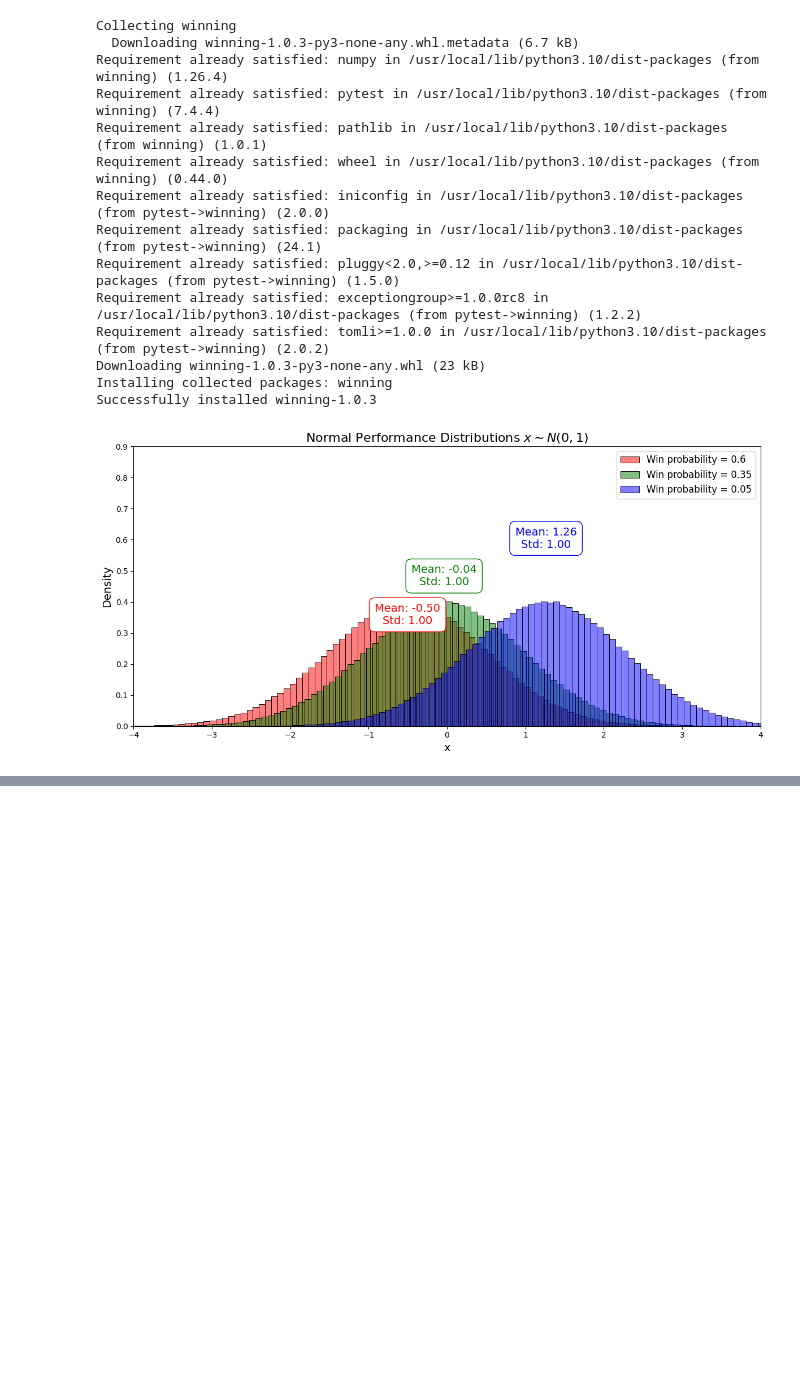
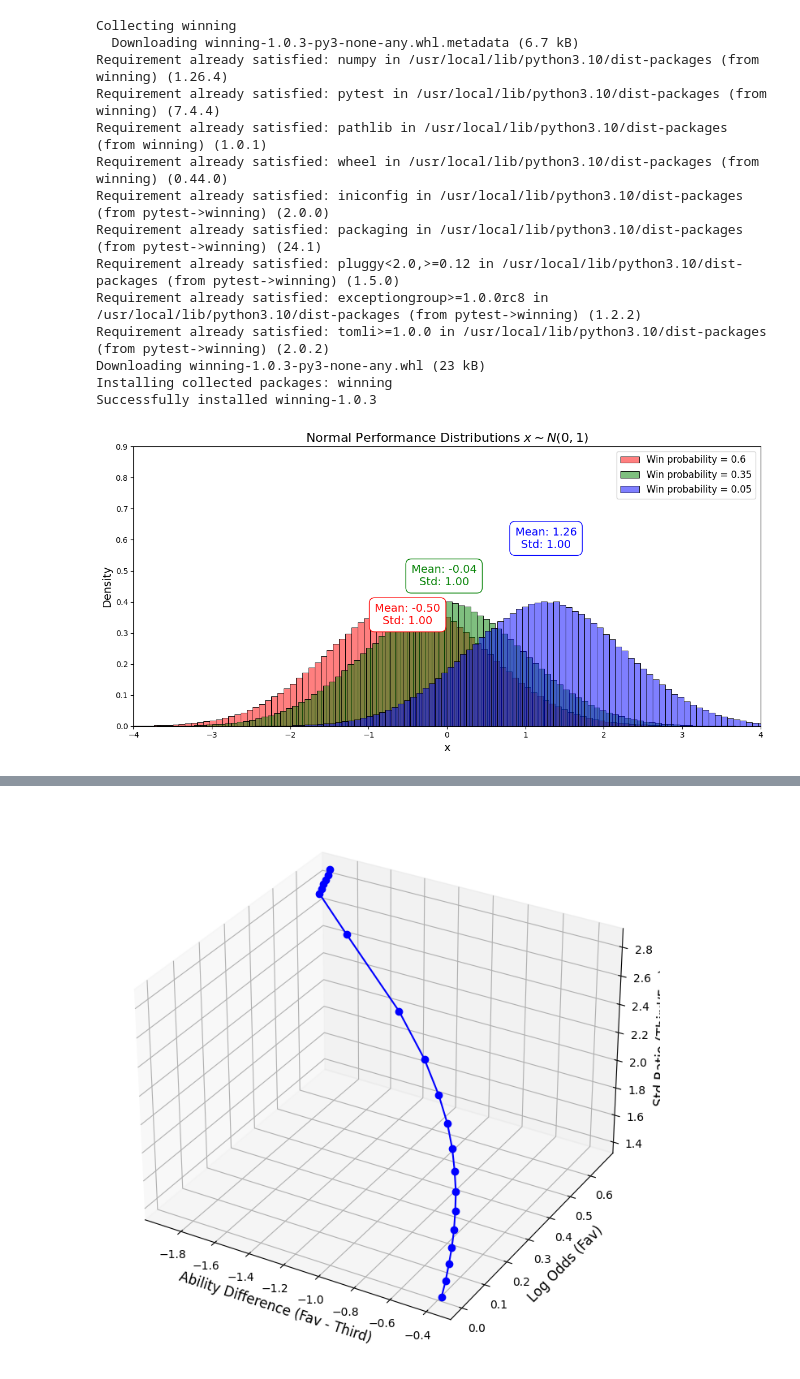
Before and after one commit to microprediction/winningnotebooks, a Jupyter notebook: Normalish_Horse_Race.ipynb, the cells around one changed output, grey strips where cells are left out. Saved outputs shown, nothing was run; the diff lists cells and outputs as text; code cells hidden in the pictures; blank space fills up the shorter version.

```diff
--- a/Normalish_Horse_Race.ipynb
+++ b/Normalish_Horse_Race.ipynb
@@ -207,0 +334,91 @@ plt.show()
+# %%
+import numpy as np
+import matplotlib.pyplot as plt
+import seaborn as sns
+from mpl_toolkits.mplot3d import Axes3D
+
+# Number of samples for each simulation
+n_samples = 1000000
+BINS = 120
+
+# Define the original hazard rates (base case)
+original_hazard_rates = np.array([0.6, 0.35, 0.05])
+
+# Define a range for shifting mass towards or away from the favorite
+shift_values = np.linspace(-0.1, 0.1, 20)  # Shifts in probability mass
+favorite_index = 0  # Index of the favorite
+
+# Define storage for ability differences, log odds, and std ratio (third/first)
+ability_diffs = []
+log_odds = []
+std_ratios = []
+
+# Function to apply the quarter-root transformation
+def quarter_root_transform(samples):
+    return samples ** (1/4)
+
+# Function to calculate mean and standard deviation from transformed samples
+def calculate_stats(samples):
+    return np.mean(samples), np.std(samples)
+
+# Iterate over different shifts in mass
+for shift in shift_values:
+    # Adjust the hazard rates by shifting mass toward/away from the favorite
+    hazard_rates = np.copy(original_hazard_rates)
+    hazard_rates[favorite_index] += shift
+    hazard_rates[2] -= shift  # Adjusting the 3rd horse for balance
+
+    # Ensure the hazard rates still sum to 1
+    hazard_rates = np.clip(hazard_rates, 0.01, 1)
+    hazard_rates /= np.sum(hazard_rates)
+
+    # Generate samples from the exponential distribution
+    samples_fav = np.random.exponential(1 / hazard_rates[0], n_samples)
+    samples_mid = np.random.exponential(1 / hazard_rates[1], n_samples)
+    samples_third = np.random.exponential(1 / hazard_rates[2], n_samples)
+
+    # Apply the quarter-root transformation
+    transformed_fav = quarter_root_transform(samples_fav)
+    transformed_mid = quarter_root_transform(samples_mid)
+    transformed_third = quarter_root_transform(samples_third)
+
+    # Calculate means and standard deviations
+    mean_fav, std_fav = calculate_stats(transformed_fav)
+    mean_third, std_third = calculate_stats(transformed_third)
+
+    # Calculate the ability difference between the first and third horses
+    ability_diff = mean_fav - mean_third
+
+    # Calculate the log-odds for the favorite
+    log_odds_fav = np.log(hazard_rates[0] / (1 - hazard_rates[0]))
+
+    # Calculate the standard deviation ratio (third horse over first horse)
+    std_ratio = std_third / std_fav
+
+    # Store the values
+    ability_diffs.append(ability_diff)
+    log_odds.append(log_odds_fav)
+    std_ratios.append(std_ratio)
+
+# Convert lists to numpy arrays for easy plotting
+ability_diffs = np.array(ability_diffs)
+log_odds = np.array(log_odds)
+std_ratios = np.array(std_ratios)
+
+# Create a 3D plot where we plot ability difference, log odds, and std ratio as height
+fig = plt.figure(figsize=(10, 7))
+ax = fig.add_subplot(111, projection='3d')
+
+# Plot the path traced in 3D space
+ax.plot(ability_diffs, log_odds, std_ratios, marker='o', linestyle='-', color='b', label="Path of changes")
+
+# Set axis labels
+ax.set_xlabel('Ability Difference (Fav - Third)', fontsize=12)
+ax.set_ylabel('Log Odds (Fav)', fontsize=12)
+ax.set_zlabel('Std Ratio (Third/Fav)', fontsize=12)
+
+# Show the plot
+plt.tight_layout()
+plt.show()
+# %% [output]
+[figure, added]
```
Also changed, not shown: parts of 5 cells of this notebook.
